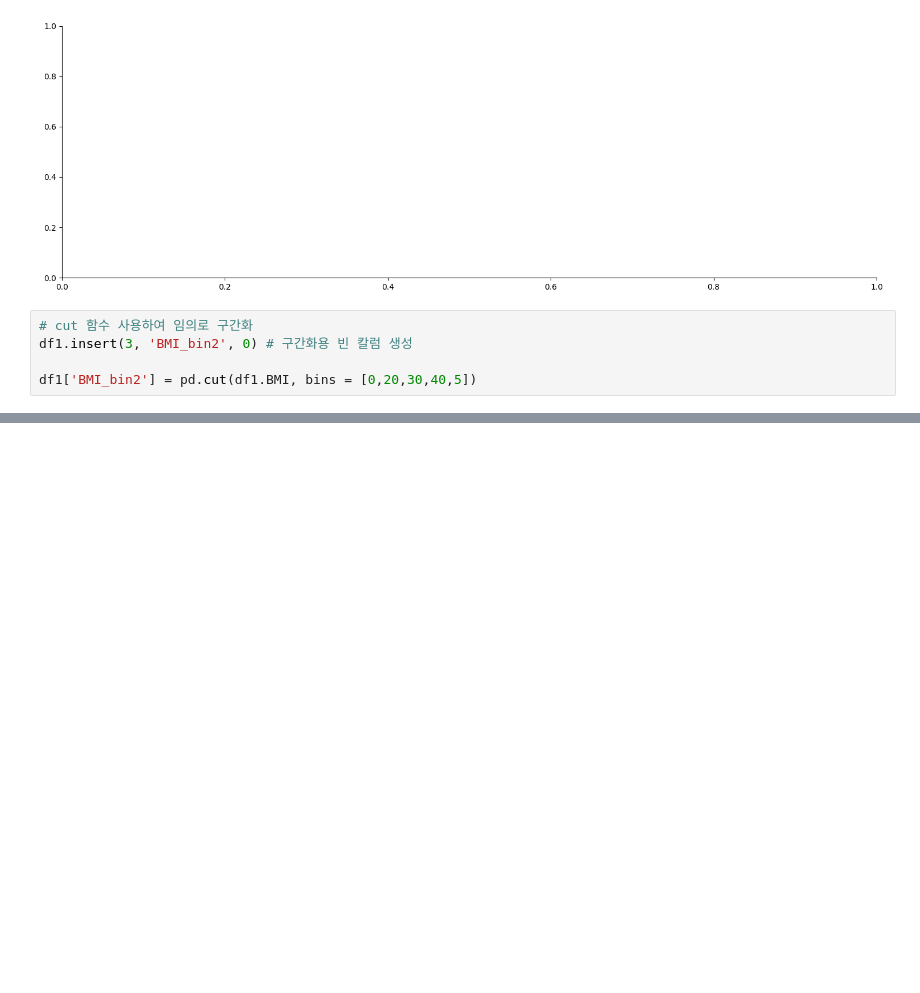
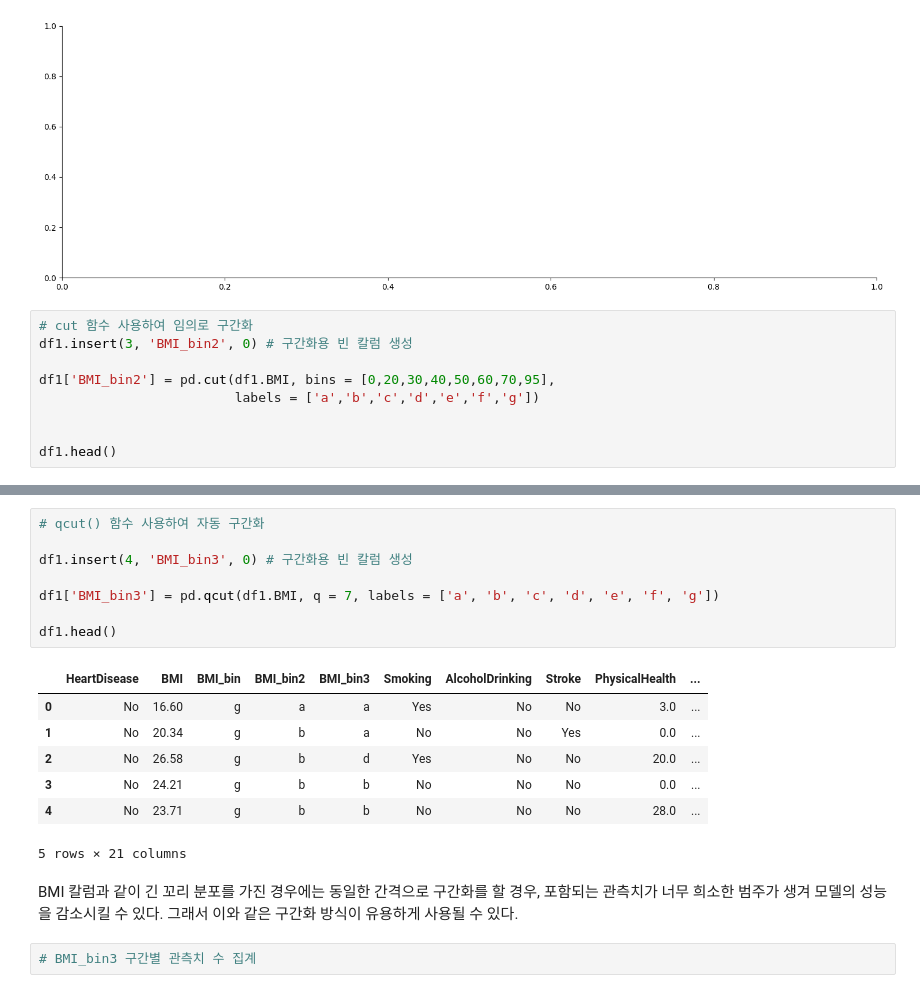
Before and after one commit to hyeming-king/data-anaylst-allthings, a Jupyter notebook: 11_데이터전처리.ipynb, the cells around one changed output, grey strips where cells are left out. Saved outputs shown, nothing was run; the diff lists cells and outputs as text; blank space fills up the shorter version.

```diff
--- a/11_데이터전처리.ipynb
+++ b/11_데이터전처리.ipynb
@@ -516,4 +516,8 @@ TypeError: 'value' must be an instance of str or bytes, not a int
 # cut 함수 사용하여 임의로 구간화
 df1.insert(3, 'BMI_bin2', 0) # 구간화용 빈 칼럼 생성
 
-df1['BMI_bin2'] = pd.cut(df1.BMI, bins = [0,20,30,40,5])
+df1['BMI_bin2'] = pd.cut(df1.BMI, bins = [0,20,30,40,50,60,70,95],
+                         labels = ['a','b','c','d','e','f','g'])
+
+
+df1.head()
@@ -519,0 +547,20 @@ df1['BMI_bin2'] = pd.cut(df1.BMI, bins = [0,20,30,40,5])
+# %%
+# qcut() 함수 사용하여 자동 구간화
+
+df1.insert(4, 'BMI_bin3', 0) # 구간화용 빈 칼럼 생성
+
+df1['BMI_bin3'] = pd.qcut(df1.BMI, q = 7, labels = ['a', 'b', 'c', 'd', 'e', 'f', 'g'])
+
+df1.head()
+# %% [output]
+|  | HeartDisease | BMI | BMI_bin | BMI_bin2 | BMI_bin3 | Smoking | AlcoholDrinking | Stroke | PhysicalHealth | ... |
+| 0 | No | 16.60 | g | a | a | Yes | No | No | 3.0 | ... |
+| 1 | No | 20.34 | g | b | a | No | No | Yes | 0.0 | ... |
+| 2 | No | 26.58 | g | b | d | Yes | No | No | 20.0 | ... |
+| 3 | No | 24.21 | g | b | b | No | No | No | 0.0 | ... |
+| 4 | No | 23.71 | g | b | b | No | No | No | 28.0 | ... |
+5 rows × 21 columns
+# %% [markdown]
+BMI 칼럼과 같이 긴 꼬리 분포를 가진 경우에는 동일한 간격으로 구간화를 할 경우, 포함되는 관측치가 너무 희소한 범주가 생겨 모델의 성능을 감소시킬 수 있다. 그래서 이와 같은 구간화 방식이 유용하게 사용될 수 있다.
+# %%
+# BMI_bin3 구간별 관측치 수 집계
```
Also changed, not shown: parts of 3 cells of this notebook.
